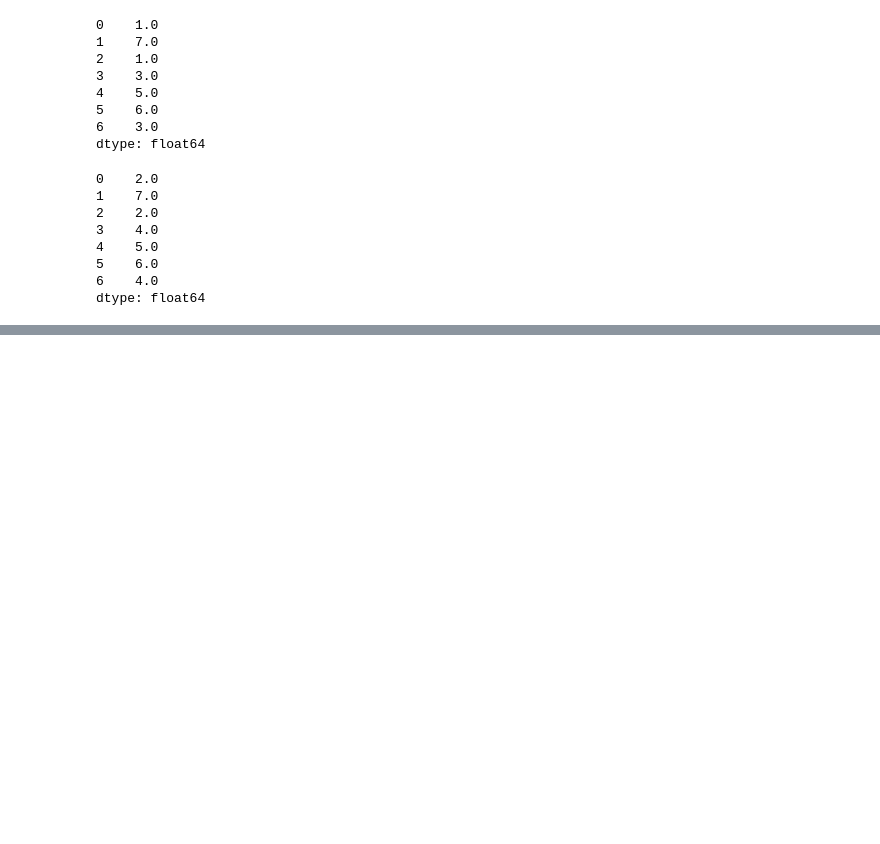
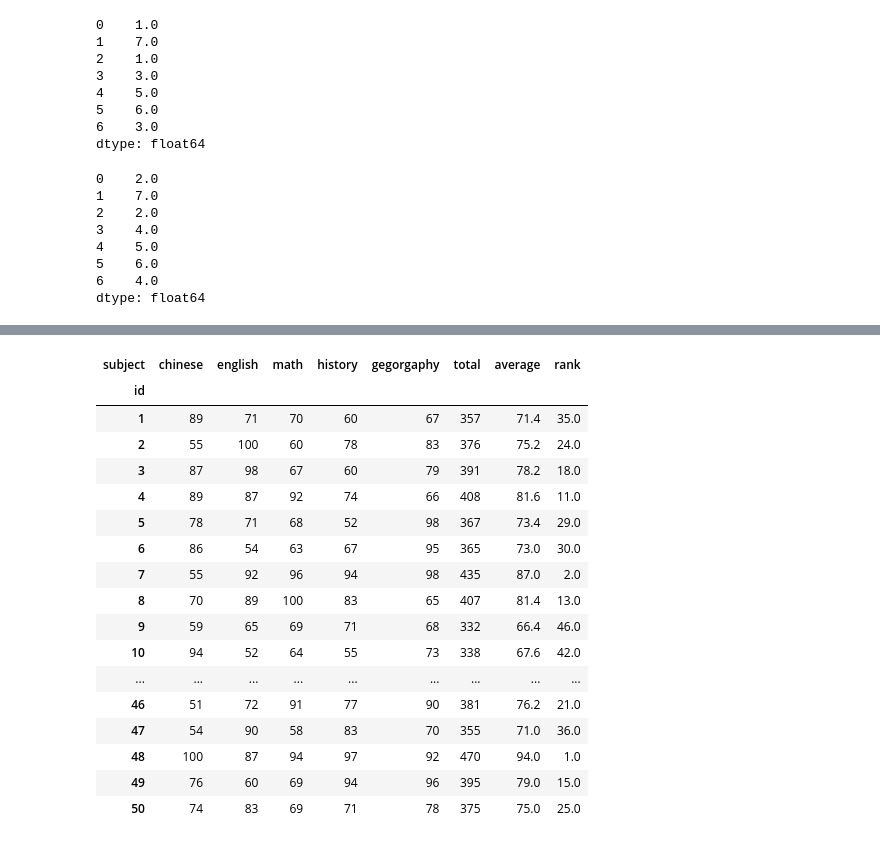
Before and after one commit to Oscar-Lee-20211298/__2024_07_29_AI_1_3_, a Jupyter notebook: lesson17.ipynb, the cells around one changed output, grey strips where cells are left out. Saved outputs shown, nothing was run; the diff lists cells and outputs as text; code cells hidden in the pictures; blank space fills up the shorter version.

```diff
--- a/lesson17.ipynb
+++ b/lesson17.ipynb
@@ -68,3 +68,22 @@ series1.rank(method='max',ascending=False)
 5    6.0
 6    4.0
 dtype: float64
+# %%
+import numpy as np
+import pandas as pd
+
+m = int(input("enter number of m"))
+n = int(input("enter number of n"))
+o = int(input("enter number of o"))
+p = int(input("enter number of p"))
+q = int(input("enter number of q"))
+scores = np.random.randint(m,n,size = (m,o))
+
+scores_df = pd.DataFrame(scores,
+                    columns=['chinese', 'english', 'math', 'history','gegorgaphy'],
+                    index = range(p,q))
+scores_df.index.name = 'id'
+
+scores_df.columns.name = 'subject'
+
+scores_df
@@ -70,0 +109,27 @@ dtype: float64
+# %%
+sum_series = scores_df.sum(axis=1)
+mean_series = scores_df.mean(axis=1)
+rank_series = sum_series.rank(method='min', ascending=False)
+scores_df['total'] = sum_series
+scores_df['average'] = mean_series
+scores_df['rank'] = rank_series
+scores_df
+# %% [output]
+| subject | chinese | english | math | history | gegorgaphy | total | average | rank |
+| id |  |  |  |  |  |  |  |  |
+| 1 | 89 | 71 | 70 | 60 | 67 | 357 | 71.4 | 35.0 |
+| 2 | 55 | 100 | 60 | 78 | 83 | 376 | 75.2 | 24.0 |
+| 3 | 87 | 98 | 67 | 60 | 79 | 391 | 78.2 | 18.0 |
+| 4 | 89 | 87 | 92 | 74 | 66 | 408 | 81.6 | 11.0 |
+| 5 | 78 | 71 | 68 | 52 | 98 | 367 | 73.4 | 29.0 |
+| 6 | 86 | 54 | 63 | 67 | 95 | 365 | 73.0 | 30.0 |
+| 7 | 55 | 92 | 96 | 94 | 98 | 435 | 87.0 | 2.0 |
+| 8 | 70 | 89 | 100 | 83 | 65 | 407 | 81.4 | 13.0 |
+| 9 | 59 | 65 | 69 | 71 | 68 | 332 | 66.4 | 46.0 |
+| 10 | 94 | 52 | 64 | 55 | 73 | 338 | 67.6 | 42.0 |
+| ... | ... | ... | ... | ... | ... | ... | ... | ... |
+| 46 | 51 | 72 | 91 | 77 | 90 | 381 | 76.2 | 21.0 |
+| 47 | 54 | 90 | 58 | 83 | 70 | 355 | 71.0 | 36.0 |
+| 48 | 100 | 87 | 94 | 97 | 92 | 470 | 94.0 | 1.0 |
+| 49 | 76 | 60 | 69 | 94 | 96 | 395 | 79.0 | 15.0 |
+| 50 | 74 | 83 | 69 | 71 | 78 | 375 | 75.0 | 25.0 |
```
Also changed, not shown: parts of 9 cells of this notebook, 1 other file.
